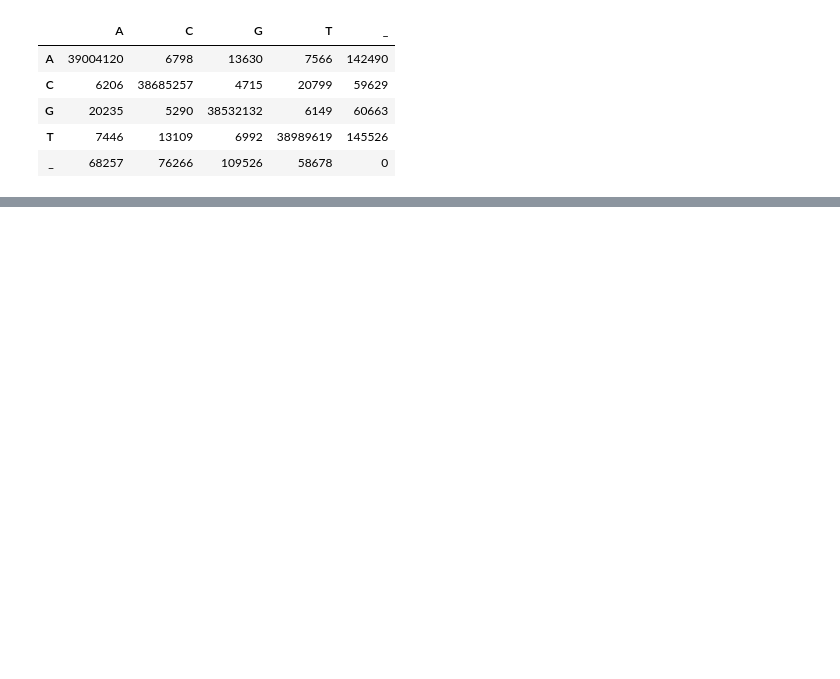
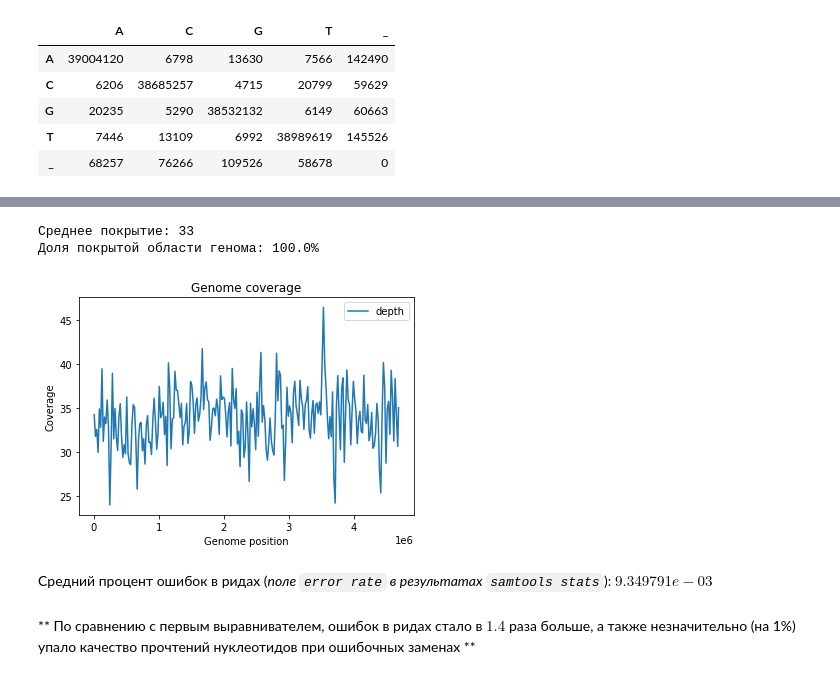
Before and after one commit to vkpankov/BioInfML, a Jupyter notebook: NGS/HW2.ipynb, the cells around one changed output, grey strips where cells are left out. Saved outputs shown, nothing was run; the diff lists cells and outputs as text; code cells hidden in the pictures; blank space fills up the shorter version.

```diff
--- a/NGS/HW2.ipynb
+++ b/NGS/HW2.ipynb
@@ -206,0 +261,10 @@ matrix
+# %%
+plotGenomeCoverage("data/HW2/test/ion_bowtie_coverage.txt", 20000)
+# %% [output]
+Среднее покрытие: 33
+Доля покрытой области генома: 100.0%
+[figure, added]
+# %% [markdown]
+Средний процент ошибок в ридах (*поле `error rate` в результатах `samtools stats`*): $9.349791e-03$
+# %% [markdown]
+** По сравнению с первым выравнивателем, ошибок в ридах стало в $1.4$ раза больше, а также незначительно (на 1%) упало качество прочтений нуклеотидов при ошибочных заменах **
```
Also changed, not shown: parts of 21 cells of this notebook.
